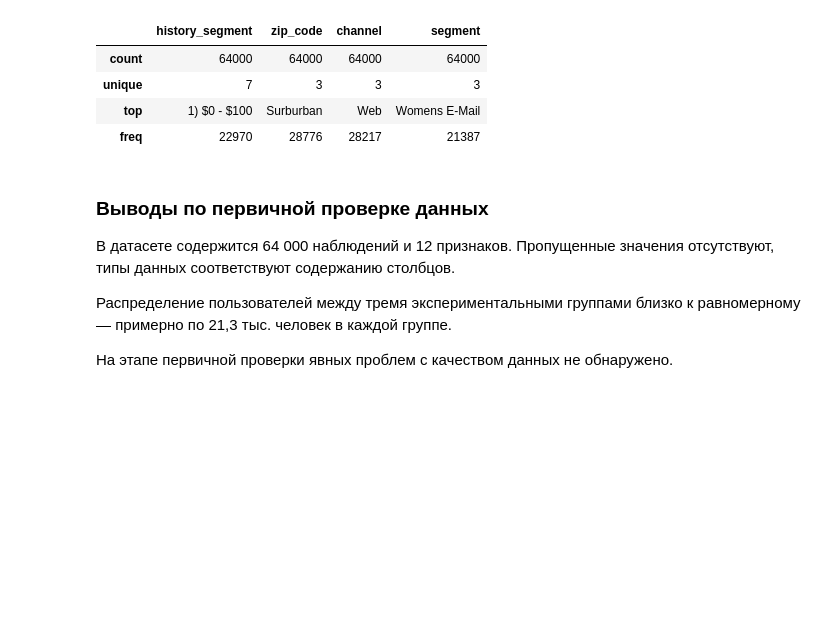
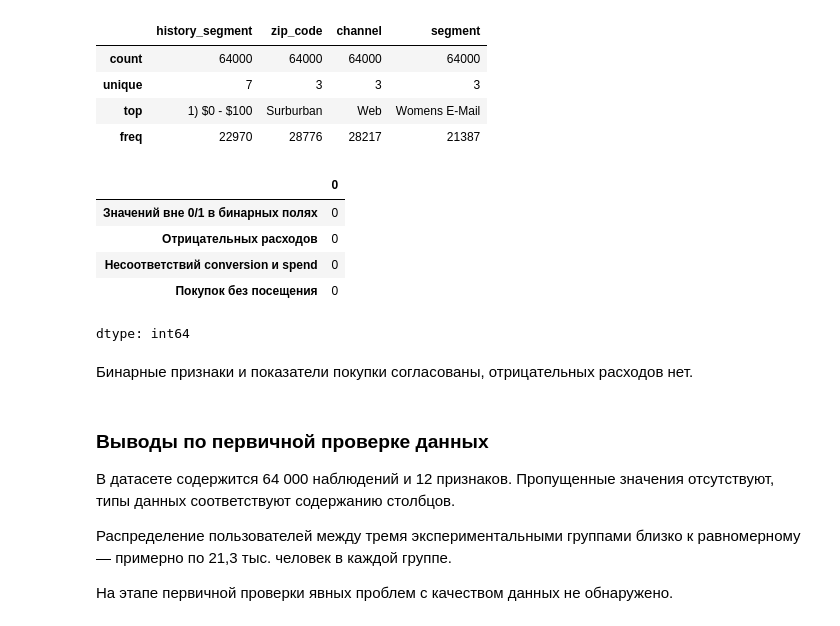
Before and after one commit to Kaban179/hillstrom-ab-test-analysis, a Jupyter notebook: Notebooks/hillstrom_ab_analysis.ipynb, the cells around one changed output. Drawn from its saved outputs; the diff is of its cells as text; code cells hidden in the pictures; blank space fills up the shorter version.

```diff
--- a/Notebooks/hillstrom_ab_analysis.ipynb
+++ b/Notebooks/hillstrom_ab_analysis.ipynb
@@ -94,6 +105,30 @@ df.describe(include="object")
 | unique | 7 | 3 | 3 | 3 |
 | top | 1) $0 - $100 | Surburban | Web | Womens E-Mail |
 | freq | 22970 | 28776 | 28217 | 21387 |
+# %%
+binary_cols = ["mens", "womens", "newbie", "visit", "conversion"]
+
+checks = pd.Series({
+    "Значений вне 0/1 в бинарных полях":
+        (~df[binary_cols].isin([0, 1])).sum().sum(),
+    "Отрицательных расходов":
+        (df["spend"] < 0).sum(),
+    "Несоответствий conversion и spend":
+        ((df["conversion"] == 1) != (df["spend"] > 0)).sum(),
+    "Покупок без посещения":
+        ((df["conversion"] == 1) & (df["visit"] == 0)).sum()
+})
+
+display(checks)
+# %% [output]
+|  | 0 |
+| Значений вне 0/1 в бинарных полях | 0 |
+| Отрицательных расходов | 0 |
+| Несоответствий conversion и spend | 0 |
+| Покупок без посещения | 0 |
+dtype: int64
+# %% [markdown]
+Бинарные признаки и показатели покупки согласованы, отрицательных расходов нет.
 # %% [markdown]
 ### Выводы по первичной проверке данных
 
```
Also changed, not shown: parts of 10 cells of this notebook.
